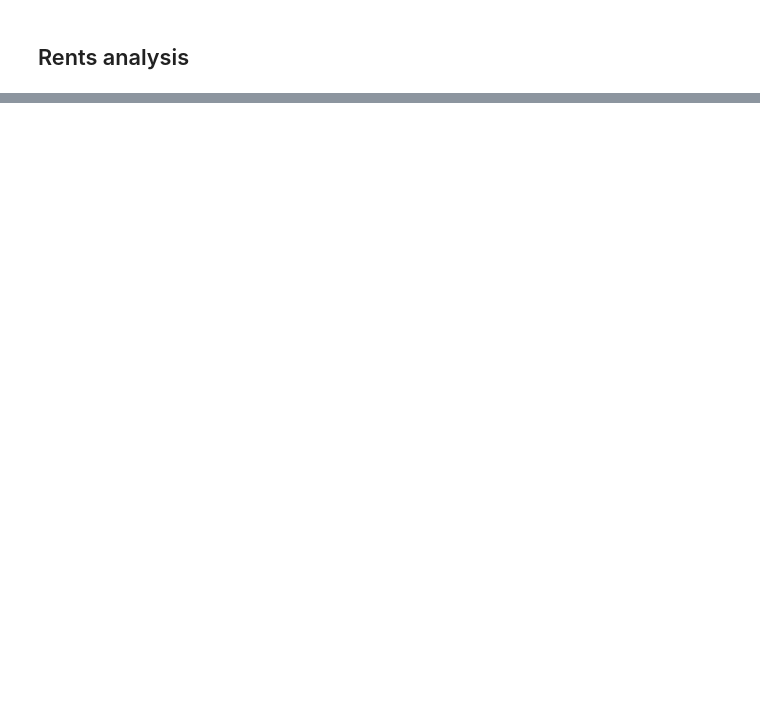
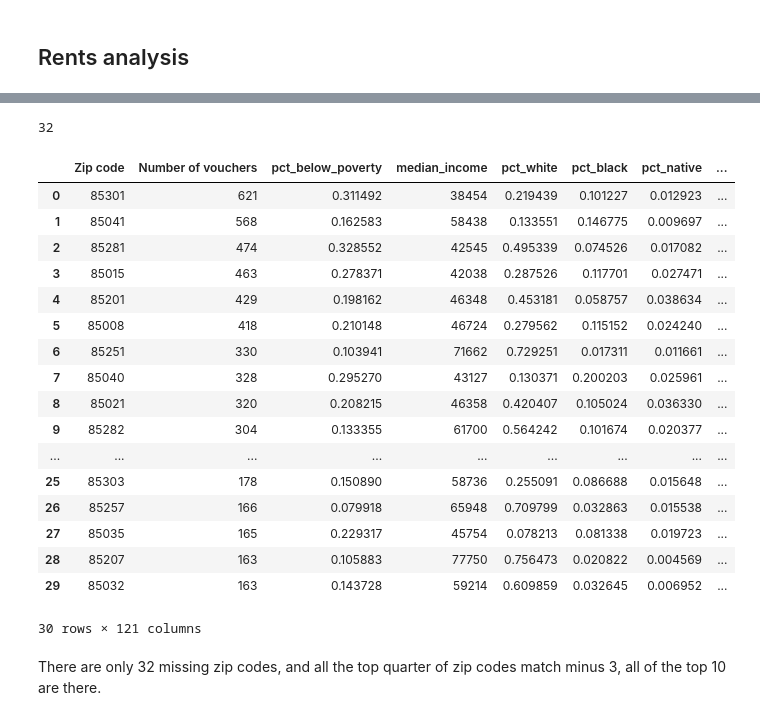
Before and after one commit to amyq96/quick-analyses, a Jupyter notebook: section-8/analyze-voucher-zips.ipynb, the cells around one changed output, grey strips where cells are left out. Cells and saved outputs as stored; diff of their text form; code cells hidden in the pictures; blank space fills up the shorter version.

Commit message:
added rental data

```diff
--- a/section-8/analyze-voucher-zips.ipynb
+++ b/section-8/analyze-voucher-zips.ipynb
@@ -691,0 +666,4 @@ vouchers[vouchers['Zip code']==85041]
+# %%
+#read in Zillow data
+pathname = '/Users/amyqin/Documents/data/source/Zip_ZORI_AllHomesPlusMultifamily_Smoothed (3).csv'
+zillow = pd.read_csv(pathname, header = 0)
@@ -691,0 +687,31 @@ vouchers[vouchers['Zip code']==85041]
+# %%
+#see how many missing zillow zips there are in voucher data using sets
+subset = set(vouchers['Zip code']).difference(set(zillow['RegionName']))
+len(subset)
+# %% [output]
+32
+# %%
+vouchers_zillow = pd.merge(vouchers_sorted,zillow,how='left',left_on='Zip code',right_on='RegionName')
+# %%
+vouchers_zillow.head(30)
+# %% [output]
+|  | Zip code | Number of vouchers | pct_below_poverty | median_income | pct_white | pct_black | pct_native | ... |
+| 0 | 85301 | 621 | 0.311492 | 38454 | 0.219439 | 0.101227 | 0.012923 | ... |
+| 1 | 85041 | 568 | 0.162583 | 58438 | 0.133551 | 0.146775 | 0.009697 | ... |
+| 2 | 85281 | 474 | 0.328552 | 42545 | 0.495339 | 0.074526 | 0.017082 | ... |
+| 3 | 85015 | 463 | 0.278371 | 42038 | 0.287526 | 0.117701 | 0.027471 | ... |
+| 4 | 85201 | 429 | 0.198162 | 46348 | 0.453181 | 0.058757 | 0.038634 | ... |
+| 5 | 85008 | 418 | 0.210148 | 46724 | 0.279562 | 0.115152 | 0.024240 | ... |
+| 6 | 85251 | 330 | 0.103941 | 71662 | 0.729251 | 0.017311 | 0.011661 | ... |
+| 7 | 85040 | 328 | 0.295270 | 43127 | 0.130371 | 0.200203 | 0.025961 | ... |
+| 8 | 85021 | 320 | 0.208215 | 46358 | 0.420407 | 0.105024 | 0.036330 | ... |
+| 9 | 85282 | 304 | 0.133355 | 61700 | 0.564242 | 0.101674 | 0.020377 | ... |
+| ... | ... | ... | ... | ... | ... | ... | ... | ... |
+| 25 | 85303 | 178 | 0.150890 | 58736 | 0.255091 | 0.086688 | 0.015648 | ... |
+| 26 | 85257 | 166 | 0.079918 | 65948 | 0.709799 | 0.032863 | 0.015538 | ... |
+| 27 | 85035 | 165 | 0.229317 | 45754 | 0.078213 | 0.081338 | 0.019723 | ... |
+| 28 | 85207 | 163 | 0.105883 | 77750 | 0.756473 | 0.020822 | 0.004569 | ... |
+| 29 | 85032 | 163 | 0.143728 | 59214 | 0.609859 | 0.032645 | 0.006952 | ... |
+30 rows × 121 columns
+# %% [markdown]
+There are only 32 missing zip codes, and all the top quarter of zip codes match minus 3, all of the top 10 are there.
```
Also changed, not shown: parts of 21 cells of this notebook.
